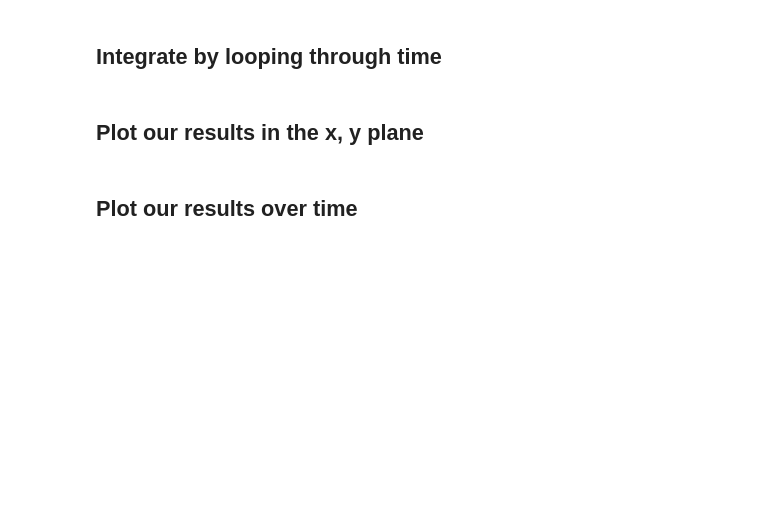
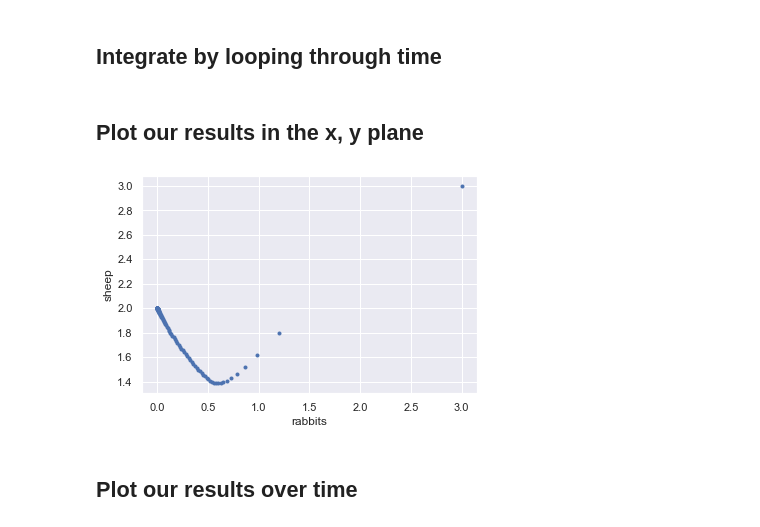
Before and after one commit to sbeeler/BIOL301_Fall2022, a Jupyter notebook: _sources/04_lotka_volterra.ipynb, the cells around one changed output. Cells and saved outputs as stored; diff of their text form; code cells hidden in the pictures; blank space fills up the shorter version.

```diff
--- a/_sources/04_lotka_volterra.ipynb
+++ b/_sources/04_lotka_volterra.ipynb
@@ -36,14 +36,16 @@ y[0] = 3
 ## Integrate by looping through time
 # %%
 for t in range(num_steps-1):
-    x[t+1] = x[t] ## UPDATE THESE LINES!
-    y[t+1] = y[t] ## UPDATE THESE LINES!
+    x[t+1] = x[t] + x[t]*(3 - x[t] - 2*y[t])*dt
+    y[t+1] = y[t] + y[t]*(2 - x[t] - y[t])*dt
 # %% [markdown]
 ## Plot our results in the x, y plane
 # %%
 plt.plot(x,y,'.')
-plt.xlabel('x')
-plt.ylabel('y')
+plt.xlabel('rabbits')
+plt.ylabel('sheep');
+# %% [output]
+[figure, added]
 # %% [markdown]
 ## Plot our results over time
 # %%
```
Also changed, not shown: parts of 4 cells of this notebook, 9 other files.
